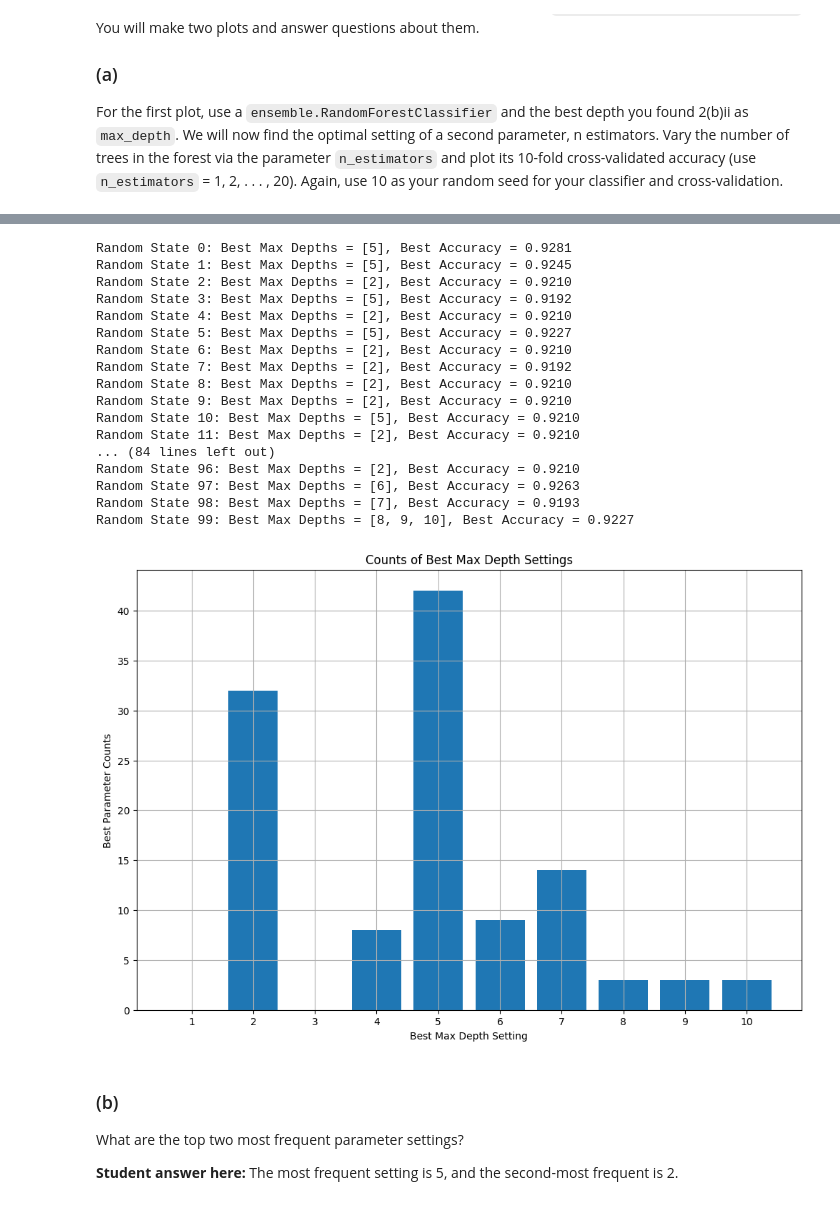
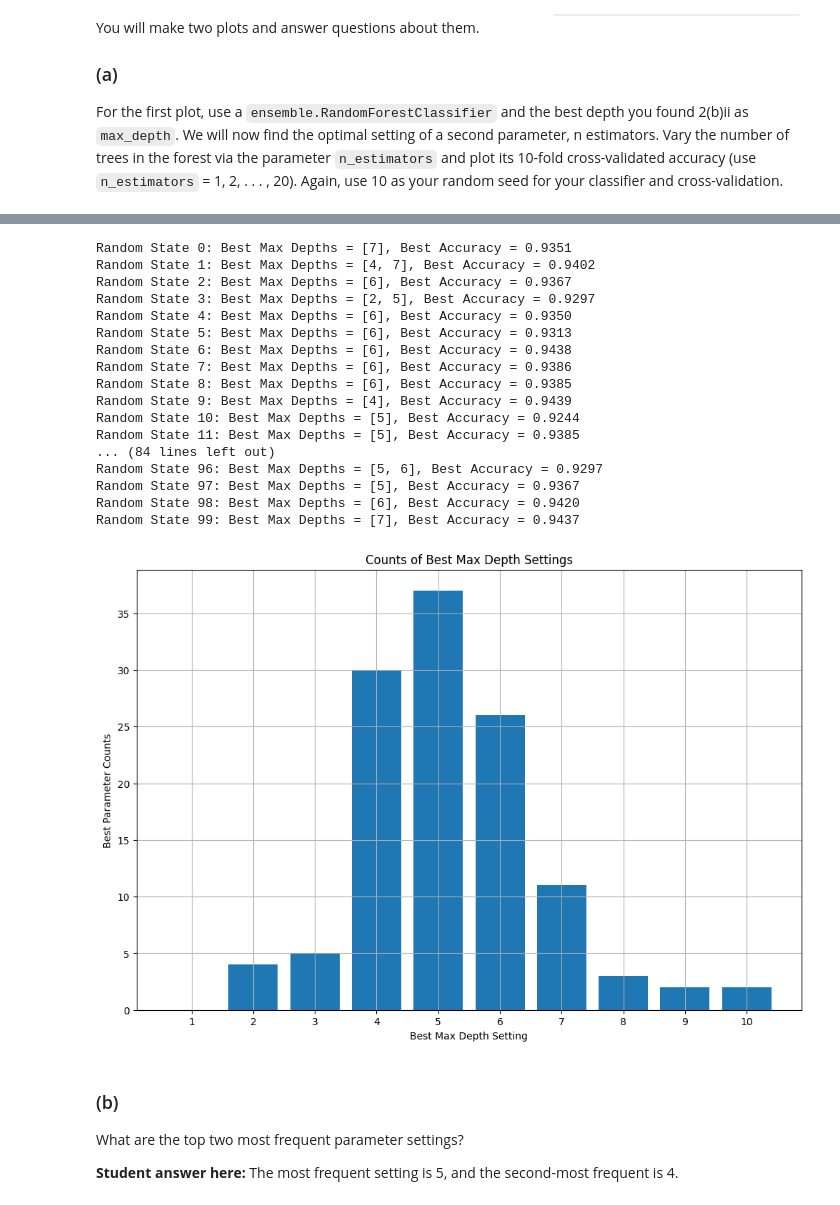
Before and after one commit to DapperDataAnalyst/Machine_Learning, a Jupyter notebook: HW1 Code.ipynb, the cells around one changed output, grey strips where cells are left out. Saved outputs shown, nothing was run; the diff lists cells and outputs as text; code cells hidden in the pictures.

```diff
--- a/HW1 Code.ipynb
+++ b/HW1 Code.ipynb
@@ -69,7 +69,7 @@ max_depths = np.arange(1, 11)
 
 for max_depth in max_depths:
     # Train a DecisionTreeClassifier with the current max_depth
-    clf = tree.DecisionTreeClassifier(max_depth=max_depth)
+    clf = tree.DecisionTreeClassifier(max_depth=max_depth, random_state=10)
     clf = clf.fit(X, y)
 
     # Evaluate on the full dataset
@@ -77,7 +77,7 @@ for max_depth in max_depths:
     train_scores.append(train_score)
 
     # Perform 10-fold cross-validation
-    cv_score = np.mean(cross_val_score(clf, X, y, cv=10))
+    cv_score = np.mean(cross_val_score(clf, X, y, cv=KFold(n_splits=10,random_state=10,shuffle=True)))
     cv_scores.append(cv_score)
 
 # Plot the results
@@ -135,10 +135,10 @@ n_estimators_values = np.arange(1, 21)
 
 for n_estimators in n_estimators_values:
     # Initialize a RandomForestClassifier with the specified max_depth and n_estimators
-    clf = ensemble.RandomForestClassifier(max_depth=BEST_DEPTH, n_estimators=n_estimators)
+    clf = ensemble.RandomForestClassifier(max_depth=BEST_DEPTH, n_estimators=n_estimators, random_state=10)
 
     # Perform 10-fold cross-validation
-    cv_score = np.mean(cross_val_score(clf, X, y, cv=10))
+    cv_score = np.mean(cross_val_score(clf, X, y, cv=KFold(n_splits=10,random_state=10,shuffle=True)))
     cv_scores.append(cv_score)
 
 # Plot the results
@@ -174,7 +174,7 @@ procedure from 2a to find the best setting for max depth. This time, only plot t
 from cross-validation and not the full set, but the plot should be the same structure
 as in 2a otherwise (use `max_depth` = 1,2,. . . ,10). Again, use 10 as your random seed.
 # %%
-BEST_N_EST = 13
+BEST_N_EST = 15
 
 X, y = cancer.data, cancer.target
 
@@ -184,12 +184,11 @@ cv_scores = []
 max_depths = np.arange(1, 11)
 
 for max_depth in max_depths:
-    # Train a DecisionTreeClassifier with the current max_depth
-    clf = tree.DecisionTreeClassifier(max_depth=max_depth)
-    clf = clf.fit(X, y)
+    # Initialize a RandomForestClassifier with the specified max_depth and n_estimators
+    clf = ensemble.RandomForestClassifier(max_depth=max_depth, n_estimators=BEST_N_EST, random_state=10)
 
     # Perform 10-fold cross-validation
-    cv_score = np.mean(cross_val_score(clf, X, y, cv=10))
+    cv_score = np.mean(cross_val_score(clf, X, y, cv=KFold(n_splits=10,random_state=10,shuffle=True)))
     cv_scores.append(cv_score)
 
 # Plot the results
@@ -253,60 +252,60 @@ for random_state in random_states:
         clf = tree.DecisionTreeClassifier(max_depth=max_depth, random_state=random_state)
 
         # Perform 10-fold cross-validation
-        cv_accuracy = np.mean(cross_val_score(clf, X, y, cv=10))
+        cv_accuracy = np.mean(cross_val_score(clf, X, y, cv=KFold(n_splits=10,random_state=random_state,shuffle=True)))
 
         # Update best accuracy and best depths
         if cv_accuracy > best_accuracy:
             best_accuracy = cv_accuracy
             best_depths = [max_depth]
         elif cv_accuracy == best_accuracy:
             best_depths.append(max_depth)
 
     # Store the best max depth(s) and corresponding accuracy for the current random state
     best_max_depths[random_state] = best_depths
     best_accuracies[random_state] = best_accuracy
 
 # Print the results
 for random_state in random_states:
     print(f"Random State {random_state}: Best Max Depths = {best_max_depths[random_state]}, Best Accuracy = {best_accuracies[random_state]:.4f}")
 
 # Calculate the counts for each max depth setting
 max_depth_counts = {max_depth: 0 for max_depth in max_depths}
 for depths in best_max_depths.values():
     for depth in depths:
         max_depth_counts[depth] += 1
 
 # Plot the results as a bar chart
 plt.figure(figsize=FIGSIZE)
 plt.grid(True)
 plt.bar(max_depth_counts.keys(), max_depth_counts.values())
 plt.xlabel('Best Max Depth Setting')
 plt.ylabel('Best Parameter Counts')
 plt.title('Counts of Best Max Depth Settings')
 plt.xticks(max_depths)
 plt.show()
 # %% [output]
-Random State 0: Best Max Depths = [5], Best Accuracy = 0.9281
-Random State 1: Best Max Depths = [5], Best Accuracy = 0.9245
-Random State 2: Best Max Depths = [2], Best Accuracy = 0.9210
-Random State 3: Best Max Depths = [5], Best Accuracy = 0.9192
-Random State 4: Best Max Depths = [2], Best Accuracy = 0.9210
-Random State 5: Best Max Depths = [5], Best Accuracy = 0.9227
-Random State 6: Best Max Depths = [2], Best Accuracy = 0.9210
-Random State 7: Best Max Depths = [2], Best Accuracy = 0.9192
-Random State 8: Best Max Depths = [2], Best Accuracy = 0.9210
-Random State 9: Best Max Depths = [2], Best Accuracy = 0.9210
-Random State 10: Best Max Depths = [5], Best Accuracy = 0.9210
-Random State 11: Best Max Depths = [2], Best Accuracy = 0.9210
+Random State 0: Best Max Depths = [7], Best Accuracy = 0.9351
+Random State 1: Best Max Depths = [4, 7], Best Accuracy = 0.9402
+Random State 2: Best Max Depths = [6], Best Accuracy = 0.9367
+Random State 3: Best Max Depths = [2, 5], Best Accuracy = 0.9297
+Random State 4: Best Max Depths = [6], Best Accuracy = 0.9350
+Random State 5: Best Max Depths = [6], Best Accuracy = 0.9313
+Random State 6: Best Max Depths = [6], Best Accuracy = 0.9438
+Random State 7: Best Max Depths = [6], Best Accuracy = 0.9386
+Random State 8: Best Max Depths = [6], Best Accuracy = 0.9385
+Random State 9: Best Max Depths = [4], Best Accuracy = 0.9439
+Random State 10: Best Max Depths = [5], Best Accuracy = 0.9244
+Random State 11: Best Max Depths = [5], Best Accuracy = 0.9385
 ... (84 lines left out)
-Random State 96: Best Max Depths = [2], Best Accuracy = 0.9210
-Random State 97: Best Max Depths = [6], Best Accuracy = 0.9263
-Random State 98: Best Max Depths = [7], Best Accuracy = 0.9193
-Random State 99: Best Max Depths = [8, 9, 10], Best Accuracy = 0.9227
+Random State 96: Best Max Depths = [5, 6], Best Accuracy = 0.9297
+Random State 97: Best Max Depths = [5], Best Accuracy = 0.9367
+Random State 98: Best Max Depths = [6], Best Accuracy = 0.9420
+Random State 99: Best Max Depths = [7], Best Accuracy = 0.9437
-[figure, old version]
+[figure, new version]
 # %% [markdown]
 ### (b)
 What are the top two most frequent parameter settings?
 
 **Student answer here:**
-The most frequent setting is 5, and the second-most frequent is 2.
+The most frequent setting is 5, and the second-most frequent is 4.
```
Also changed, not shown: parts of 6 cells of this notebook.
